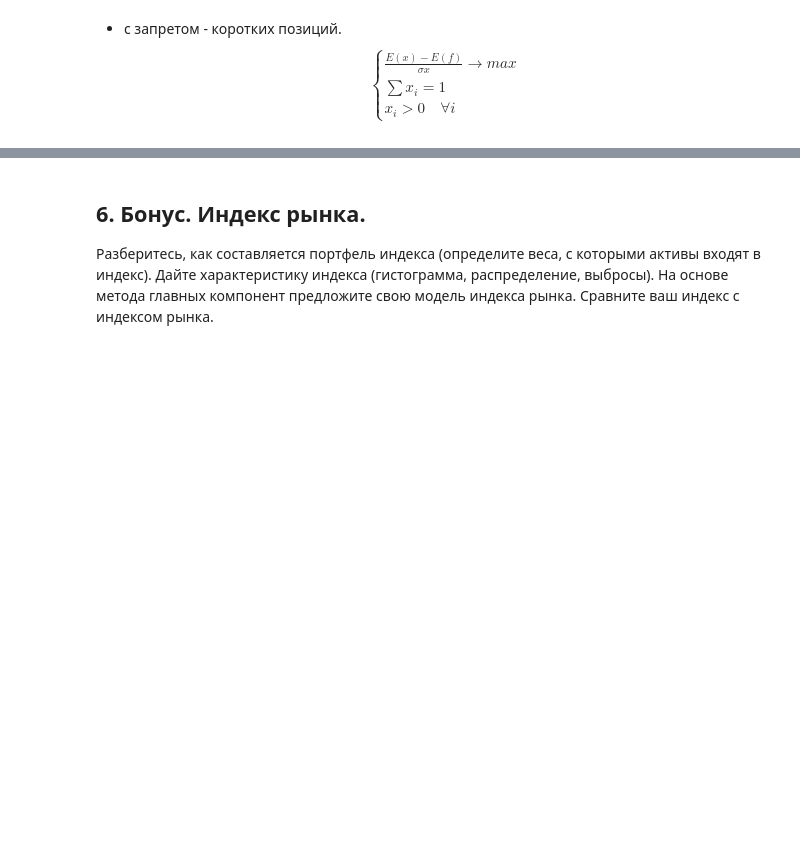
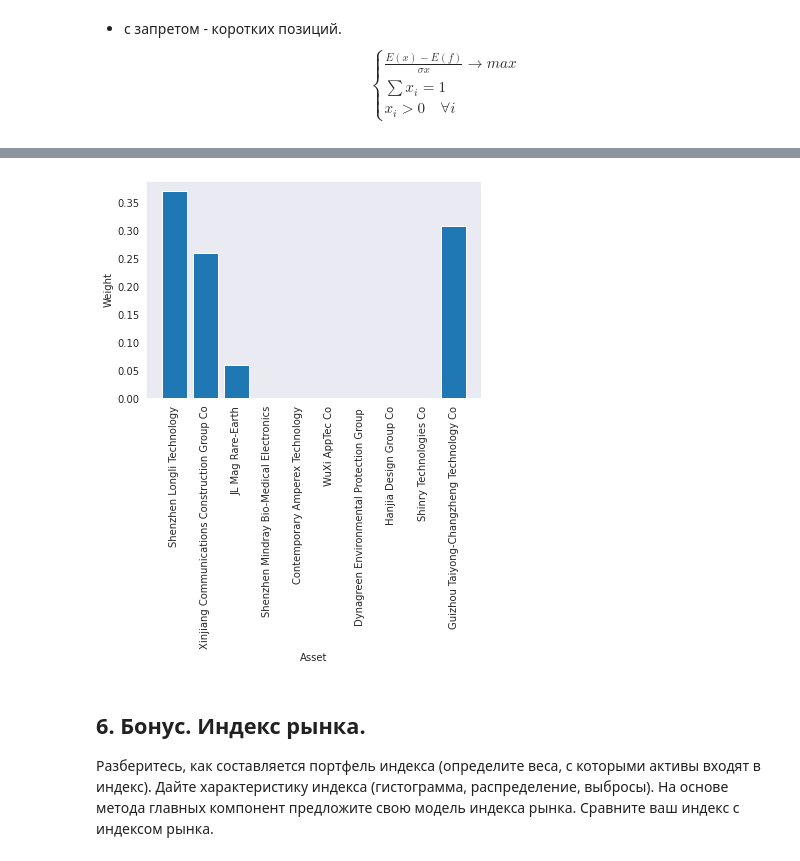
Before and after one commit to CodeSopranos/lab-2-financial-operations, a Jupyter notebook: report.ipynb, the cells around one changed output, grey strips where cells are left out. Saved outputs shown, nothing was run; the diff lists cells and outputs as text; code cells hidden in the pictures; blank space fills up the shorter version.

```diff
--- a/report.ipynb
+++ b/report.ipynb
@@ -461,3 +473,7 @@ array([3.71256944e-01, 2.60612270e-01, 6.01283026e-02, 0.00000000e+00,
+# %%
+plot_weights_histogram(long_sales_optimal_weights, selected10)
+# %% [output]
+[figure, added]
 # %% [markdown]
 ## 6. Бонус. Индекс рынка.
 
```
Also changed, not shown: parts of 6 cells of this notebook.
